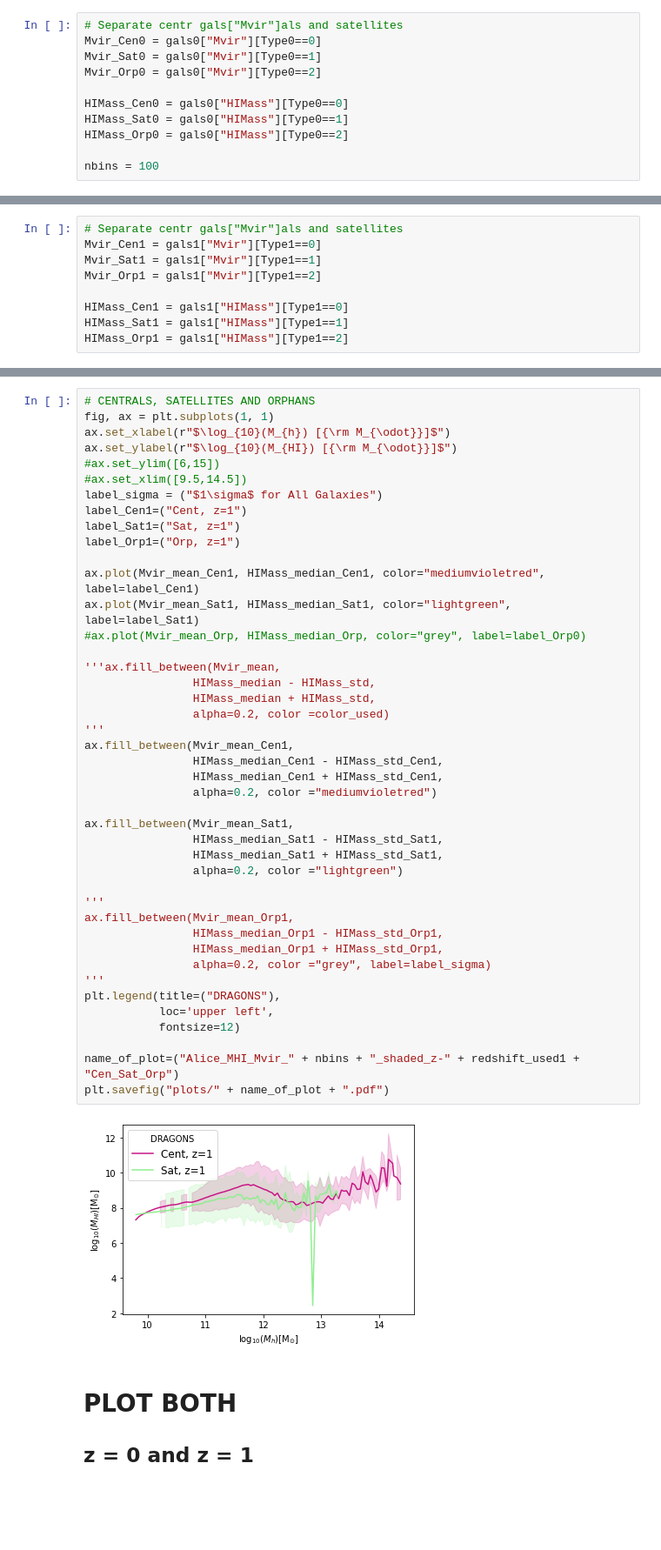
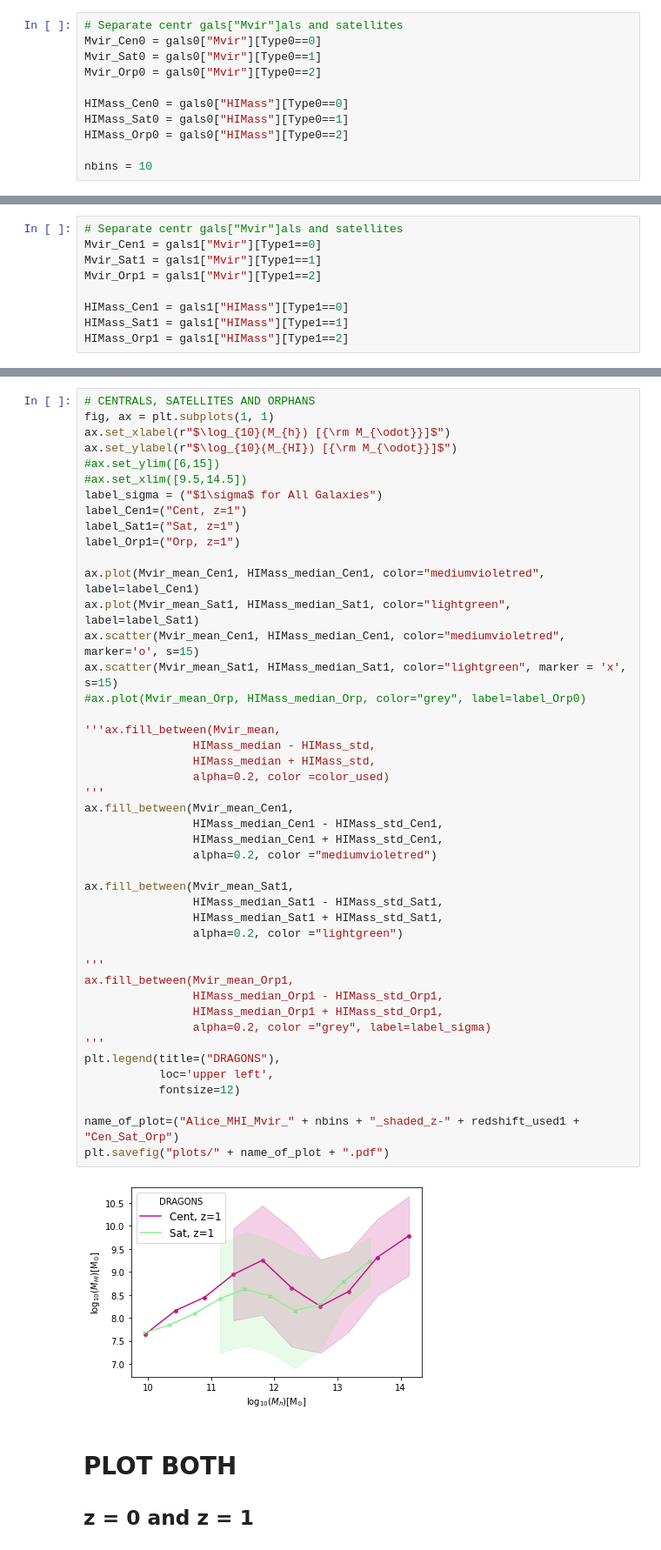
Before and after one commit to AliceEMaffs/DRAGONS_Project, a Jupyter notebook: Alice_MHI_Mvir-shaded_z0_z1_Cen_and_Sats.ipynb, the cells around one changed output, grey strips where cells are left out. Shown: that part at 87% size. Saved outputs shown, nothing was run; the diff lists cells and outputs as text; blank space fills up the shorter version.

```diff
--- a/Alice_MHI_Mvir-shaded_z0_z1_Cen_and_Sats.ipynb
+++ b/Alice_MHI_Mvir-shaded_z0_z1_Cen_and_Sats.ipynb
@@ -61,7 +61,7 @@ HIMass_Cen0 = gals0["HIMass"][Type0==0]
 HIMass_Sat0 = gals0["HIMass"][Type0==1]
 HIMass_Orp0 = gals0["HIMass"][Type0==2]
 
-nbins = 100
+nbins = 10
 # %%
 # ALL GALAXIES
 # Split the data into 1000 quantiles (varies bin width to keep same number of data points in each bin)
@@ -608,37 +594,39 @@ label_Orp1=("Orp, z=1")
 
 ax.plot(Mvir_mean_Cen1, HIMass_median_Cen1, color="mediumvioletred", label=label_Cen1)
 ax.plot(Mvir_mean_Sat1, HIMass_median_Sat1, color="lightgreen", label=label_Sat1)
+ax.scatter(Mvir_mean_Cen1, HIMass_median_Cen1, color="mediumvioletred", marker='o', s=15)
+ax.scatter(Mvir_mean_Sat1, HIMass_median_Sat1, color="lightgreen", marker = 'x', s=15)
 #ax.plot(Mvir_mean_Orp, HIMass_median_Orp, color="grey", label=label_Orp0)
 
 '''ax.fill_between(Mvir_mean,
                 HIMass_median - HIMass_std,
                 HIMass_median + HIMass_std,
                 alpha=0.2, color =color_used)
 '''
 ax.fill_between(Mvir_mean_Cen1,
                 HIMass_median_Cen1 - HIMass_std_Cen1,
                 HIMass_median_Cen1 + HIMass_std_Cen1,
                 alpha=0.2, color ="mediumvioletred")
 
 ax.fill_between(Mvir_mean_Sat1,
                 HIMass_median_Sat1 - HIMass_std_Sat1,
                 HIMass_median_Sat1 + HIMass_std_Sat1,
                 alpha=0.2, color ="lightgreen")
 
 '''
 ax.fill_between(Mvir_mean_Orp1,
                 HIMass_median_Orp1 - HIMass_std_Orp1,
                 HIMass_median_Orp1 + HIMass_std_Orp1,
                 alpha=0.2, color ="grey", label=label_sigma)
 '''
 plt.legend(title=("DRAGONS"),
            loc='upper left',
            fontsize=12)
 
 name_of_plot=("Alice_MHI_Mvir_" + nbins + "_shaded_z-" + redshift_used1 + "Cen_Sat_Orp")
 plt.savefig("plots/" + name_of_plot + ".pdf")
 # %% [output]
-[figure, old version]
+[figure, new version]
 # %% [markdown]
 # PLOT BOTH
 ## z = 0 and z = 1
```
Also changed, not shown: parts of 20 cells of this notebook, 3 other files.
